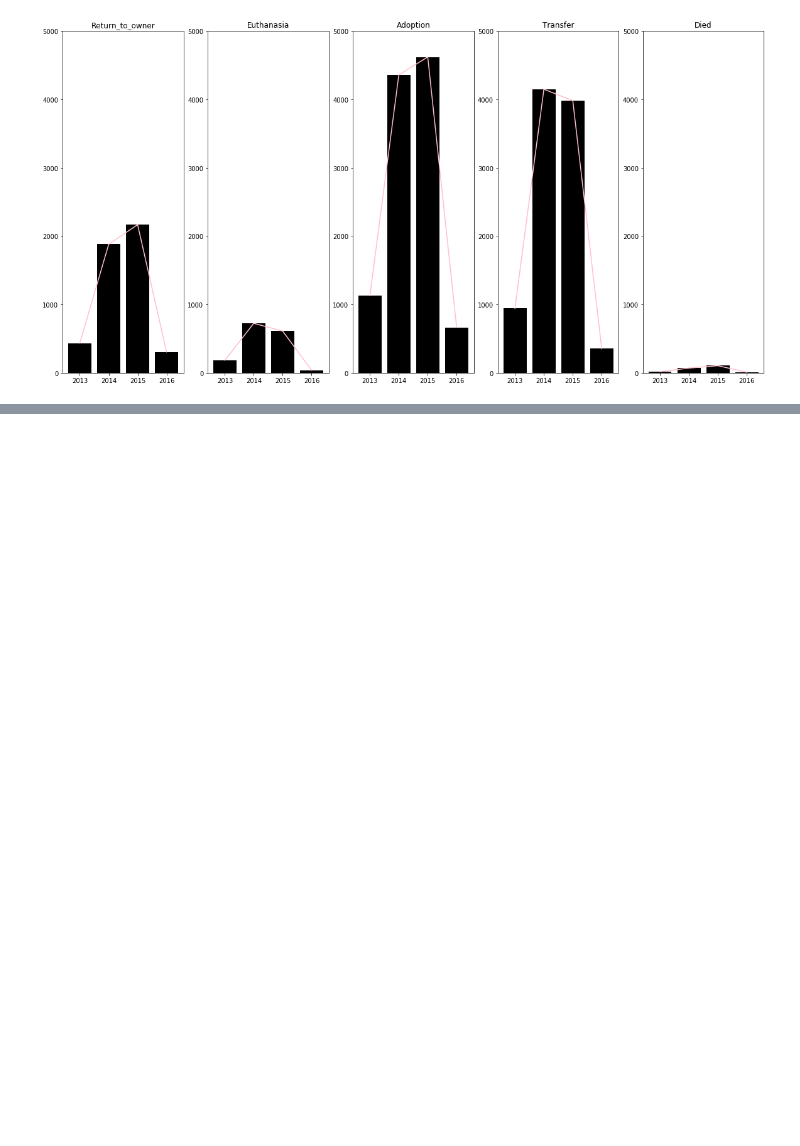
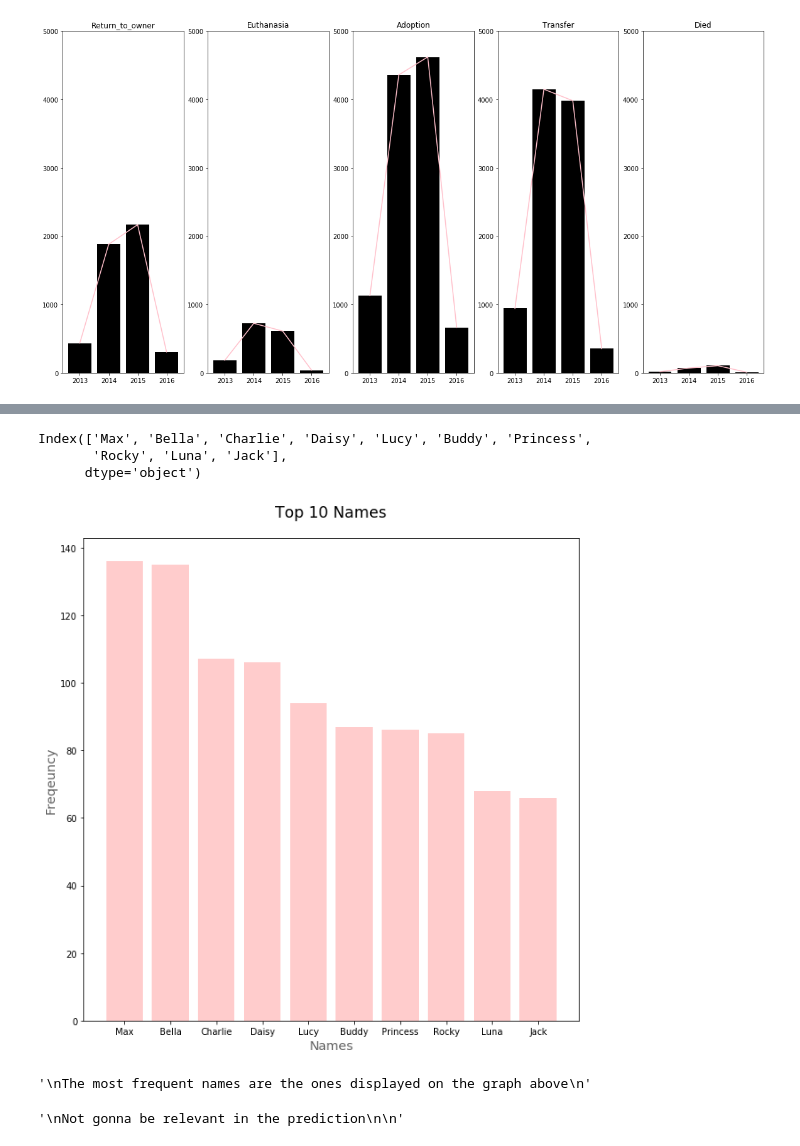
Before and after one commit to ta-data-lis/final-project, a Jupyter notebook: your-project/EDA.ipynb, the cells around one changed output, grey strips where cells are left out. Drawn from its saved outputs; the diff is of its cells as text; code cells hidden in the pictures; blank space fills up the shorter version.

```diff
--- a/your-project/EDA.ipynb
+++ b/your-project/EDA.ipynb
@@ -327,0 +434,4 @@ The time goes from 1 of October of 2013 to 21st of february of 2016
+# %%
+## Drop the 18 rows that have NaN in AgeuponOutcome
+
+dt.drop(index = dt.loc[dt['AgeuponOutcome'].isna()].index , inplace = True)
@@ -327,0 +483,4 @@ The time goes from 1 of October of 2013 to 21st of february of 2016
+# %%
+dt['AgeuponOutcome'] = dt['AgeuponOutcome'].apply(convert_to_month)
+# %%
+dt.rename(columns = {'AgeuponOutcome': 'OutcomeAgeInMonths'}, inplace = True)
@@ -327,0 +499,7 @@ The time goes from 1 of October of 2013 to 21st of february of 2016
+# %%
+a_name = pd.DataFrame(dt['Name'].value_counts())
+a_name.rename(columns = {'Name': 'Frequency'}, inplace = True)
+
+a_name.loc[a_name['Frequency'] > 50]
+
+a_name.head(10)
@@ -327,0 +518,23 @@ The time goes from 1 of October of 2013 to 21st of february of 2016
+# %%
+a_name.head(10).index
+# %% [output]
+Index(['Max', 'Bella', 'Charlie', 'Daisy', 'Lucy', 'Buddy', 'Princess',
+       'Rocky', 'Luna', 'Jack'],
+      dtype='object')
+# %%
+plt.figure(figsize = (10,10))
+
+plt.bar(x = a_name.head(10).index, height = a_name.head(10)['Frequency'], color = '#ffcccc')
+
+plt.ylabel('Freqeuncy', fontsize = 'x-large', alpha = 100)
+plt.xlabel('Names', fontsize = 'x-large', alpha = 100) # alpha is transparency
+plt.title('Top 10 Names', fontsize = 'xx-large', position = (0.5,1.033))
+plt.show()
+# %% [output]
+[figure, added]
+# %%
+"""
+The most frequent names are the ones displayed on the graph above
+"""
+# %% [output]
+'\nThe most frequent names are the ones displayed on the graph above\n'
@@ -327,0 +545,7 @@ The time goes from 1 of October of 2013 to 21st of february of 2016
+# %%
+"""
+Not gonna be relevant in the prediction
+
+"""
+# %% [output]
+'\nNot gonna be relevant in the prediction\n\n'
```
Also changed, not shown: parts of 36 cells of this notebook.
